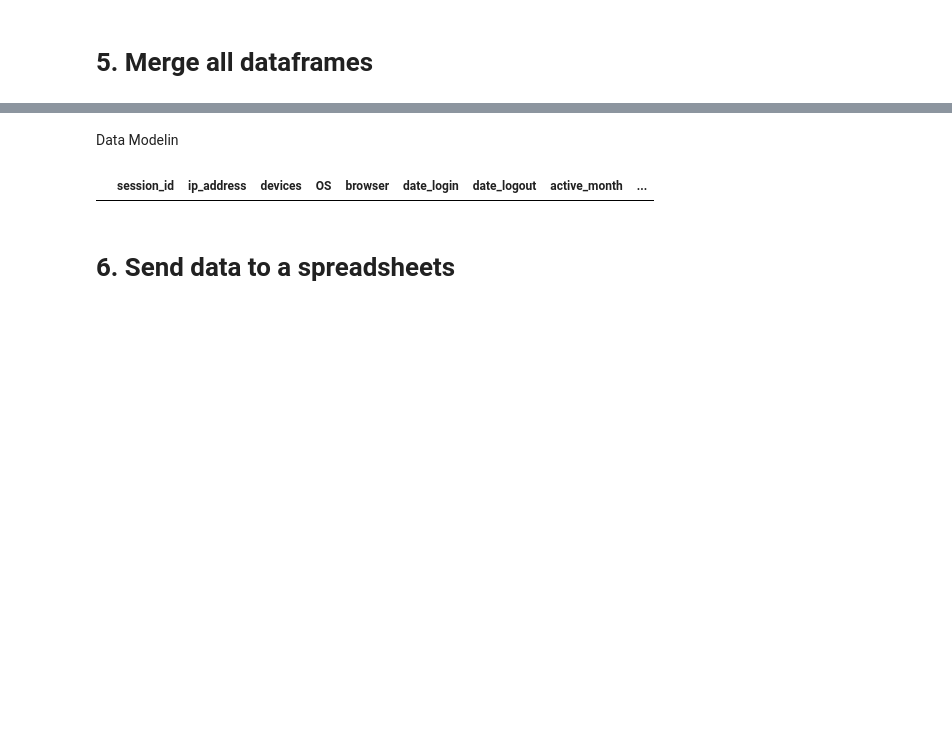
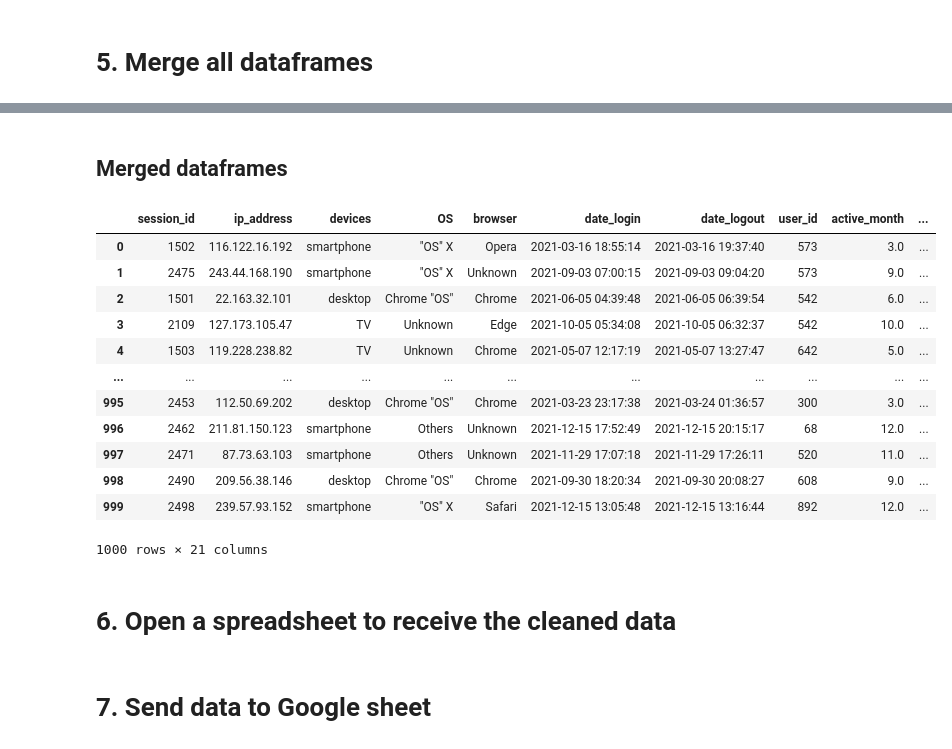
Before and after one commit to Platzi-Master-C8/pipeline-automation-dashboards, a Jupyter notebook: Notebooks/postgres_data.ipynb, the cells around one changed output, grey strips where cells are left out. Drawn from its saved outputs; the diff is of its cells as text; code cells hidden in the pictures; blank space fills up the shorter version.

```diff
--- a/Notebooks/postgres_data.ipynb
+++ b/Notebooks/postgres_data.ipynb
@@ -153,7 +203,3 @@ df_professionals.drop(['phone_number','subdomain','description','created_at','cr
-# %%
-#Sessions
-df_sessions = pd.DataFrame(sessions_records, columns=sessions_col_names)
-df_sessions
 # %% [markdown]
 # 5. Merge all dataframes
 # %% [markdown]
@@ -167,2 +212,0 @@ Professionals and users
-# %%
-df_professionals['user_id'] = df_professionals['professional_id']
@@ -176,6 +232,4 @@ Professional_users and countries
-# %%
-df_countries['country_id'] = df_countries.country_id.astype(int)
 # %%
-df_professionals_countries = pd.merge(df_professionals_users, df_countries, on='country_id')
+df_professionals_countries = pd.merge(df_professionals_users, df_countries, left_on='location', right_on='country_id')
 df_professionals_countries
 # %% [output]
@@ -183,7 +249,21 @@ df_professionals_countries
-# %% [markdown]
-Data Modelin
+# %% [markdown]
+## Merged dataframes
 # %%
-df_modeling = pd.merge(df_sessions, df_professionals_countries, on='user_id')
-df_modeling
+df_merged = pd.merge(df_sessions, df_professionals_countries, on='user_id')
+df_merged
 # %% [output]
-|  | session_id | ip_address | devices | OS | browser | date_login | date_logout | active_month | ... |
+|  | session_id | ip_address | devices | OS | browser | date_login | date_logout | user_id | active_month | ... |
+| 0 | 1502 | 116.122.16.192 | smartphone | "OS" X | Opera | 2021-03-16 18:55:14 | 2021-03-16 19:37:40 | 573 | 3.0 | ... |
+| 1 | 2475 | 243.44.168.190 | smartphone | "OS" X | Unknown | 2021-09-03 07:00:15 | 2021-09-03 09:04:20 | 573 | 9.0 | ... |
+| 2 | 1501 | 22.163.32.101 | desktop | Chrome "OS" | Chrome | 2021-06-05 04:39:48 | 2021-06-05 06:39:54 | 542 | 6.0 | ... |
+| 3 | 2109 | 127.173.105.47 | TV | Unknown | Edge | 2021-10-05 05:34:08 | 2021-10-05 06:32:37 | 542 | 10.0 | ... |
+| 4 | 1503 | 119.228.238.82 | TV | Unknown | Chrome | 2021-05-07 12:17:19 | 2021-05-07 13:27:47 | 642 | 5.0 | ... |
+| ... | ... | ... | ... | ... | ... | ... | ... | ... | ... | ... |
+| 995 | 2453 | 112.50.69.202 | desktop | Chrome "OS" | Chrome | 2021-03-23 23:17:38 | 2021-03-24 01:36:57 | 300 | 3.0 | ... |
+| 996 | 2462 | 211.81.150.123 | smartphone | Others | Unknown | 2021-12-15 17:52:49 | 2021-12-15 20:15:17 | 68 | 12.0 | ... |
+| 997 | 2471 | 87.73.63.103 | smartphone | Others | Unknown | 2021-11-29 17:07:18 | 2021-11-29 17:26:11 | 520 | 11.0 | ... |
+| 998 | 2490 | 209.56.38.146 | desktop | Chrome "OS" | Chrome | 2021-09-30 18:20:34 | 2021-09-30 20:08:27 | 608 | 9.0 | ... |
+| 999 | 2498 | 239.57.93.152 | smartphone | "OS" X | Safari | 2021-12-15 13:05:48 | 2021-12-15 13:16:44 | 892 | 12.0 | ... |
+1000 rows × 21 columns
+# %% [markdown]
+# 6. Open a spreadsheet to receive the cleaned data
@@ -190,4 +277,4 @@ df_modeling
 # %% [markdown]
 
-# 6. Send data to a spreadsheets
+# 7. Send data to Google sheet
 # %%
```
Also changed, not shown: parts of 57 cells of this notebook.
